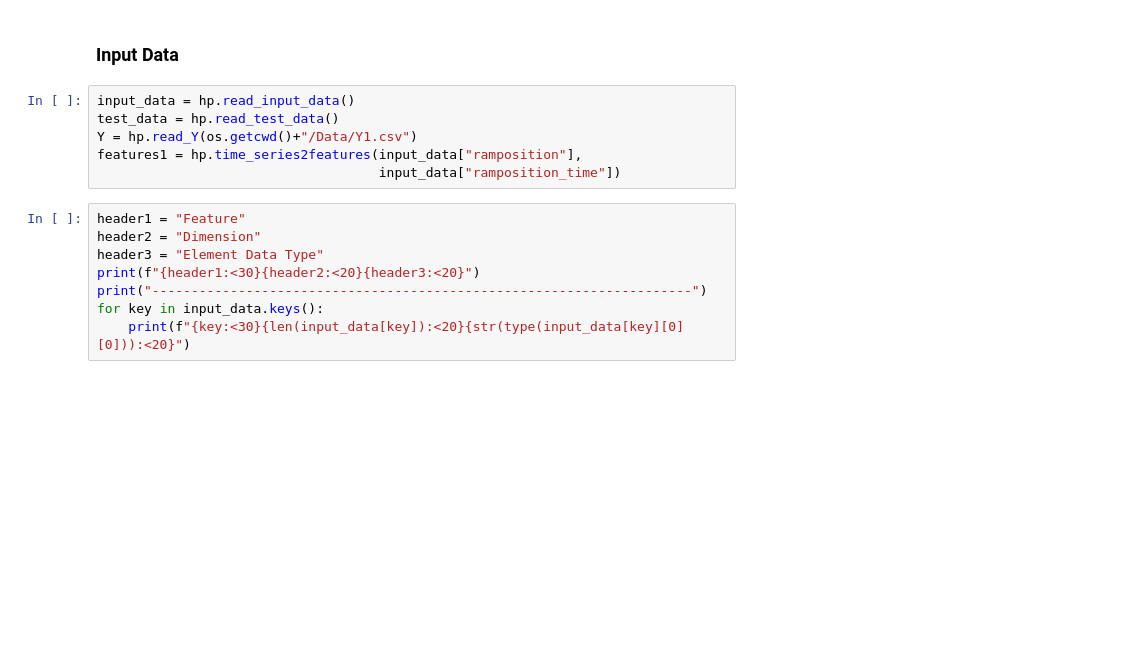
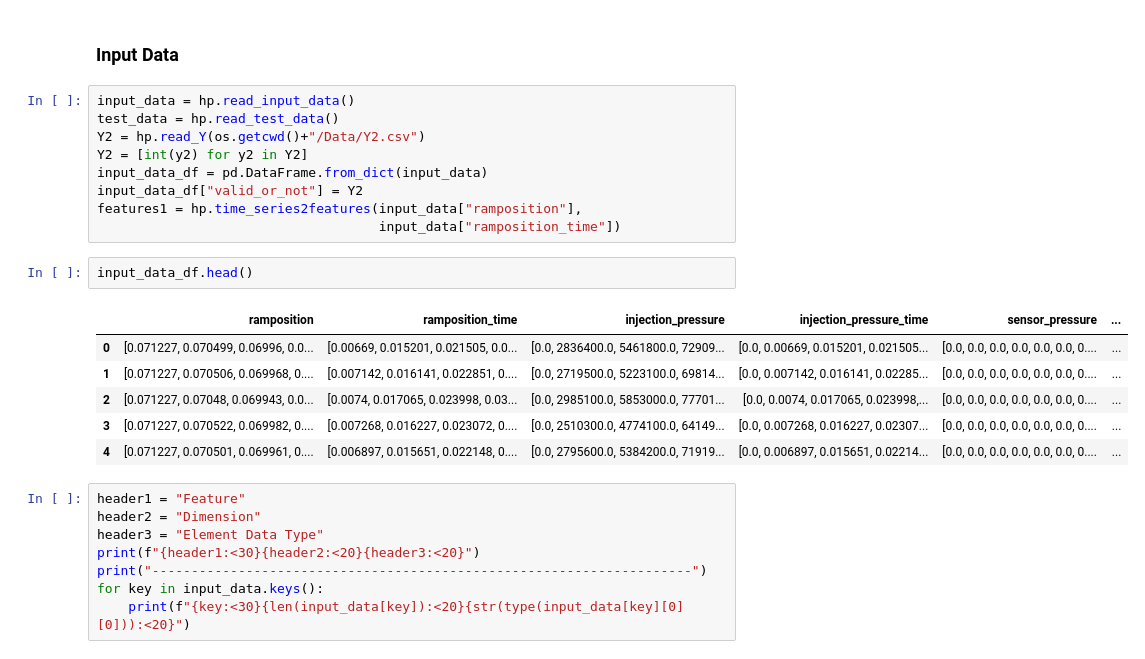
Before and after one commit to Alfredo-Vargas/ai4im, a Jupyter notebook: data/simulated/ai4im.ipynb, the cells around one changed output. Saved outputs shown, nothing was run; the diff lists cells and outputs as text; blank space fills up the shorter version.

```diff
--- a/data/simulated/ai4im.ipynb
+++ b/data/simulated/ai4im.ipynb
@@ -14,9 +15,21 @@ import os
 # %%
 input_data = hp.read_input_data()
 test_data = hp.read_test_data()
-Y = hp.read_Y(os.getcwd()+"/Data/Y1.csv")
+Y2 = hp.read_Y(os.getcwd()+"/Data/Y2.csv")
+Y2 = [int(y2) for y2 in Y2]
+input_data_df = pd.DataFrame.from_dict(input_data)
+input_data_df["valid_or_not"] = Y2
 features1 = hp.time_series2features(input_data["ramposition"],
                                     input_data["ramposition_time"])
+# %%
+input_data_df.head()
+# %% [output]
+|  | ramposition | ramposition_time | injection_pressure | injection_pressure_time | sensor_pressure | ... |
+| 0 | [0.071227, 0.070499, 0.06996, 0.0... | [0.00669, 0.015201, 0.021505, 0.0... | [0.0, 2836400.0, 5461800.0, 72909... | [0.0, 0.00669, 0.015201, 0.021505... | [0.0, 0.0, 0.0, 0.0, 0.0, 0.0, 0.... | ... |
+| 1 | [0.071227, 0.070506, 0.069968, 0.... | [0.007142, 0.016141, 0.022851, 0.... | [0.0, 2719500.0, 5223100.0, 69814... | [0.0, 0.007142, 0.016141, 0.02285... | [0.0, 0.0, 0.0, 0.0, 0.0, 0.0, 0.... | ... |
+| 2 | [0.071227, 0.07048, 0.069943, 0.0... | [0.0074, 0.017065, 0.023998, 0.03... | [0.0, 2985100.0, 5853000.0, 77701... | [0.0, 0.0074, 0.017065, 0.023998,... | [0.0, 0.0, 0.0, 0.0, 0.0, 0.0, 0.... | ... |
+| 3 | [0.071227, 0.070522, 0.069982, 0.... | [0.007268, 0.016227, 0.023072, 0.... | [0.0, 2510300.0, 4774100.0, 64149... | [0.0, 0.007268, 0.016227, 0.02307... | [0.0, 0.0, 0.0, 0.0, 0.0, 0.0, 0.... | ... |
+| 4 | [0.071227, 0.070501, 0.069961, 0.... | [0.006897, 0.015651, 0.022148, 0.... | [0.0, 2795600.0, 5384200.0, 71919... | [0.0, 0.006897, 0.015651, 0.02214... | [0.0, 0.0, 0.0, 0.0, 0.0, 0.0, 0.... | ... |
 # %%
 header1 = "Feature"
 header2 = "Dimension"
```
Also changed, not shown: parts of 15 cells of this notebook, 1 other file.
